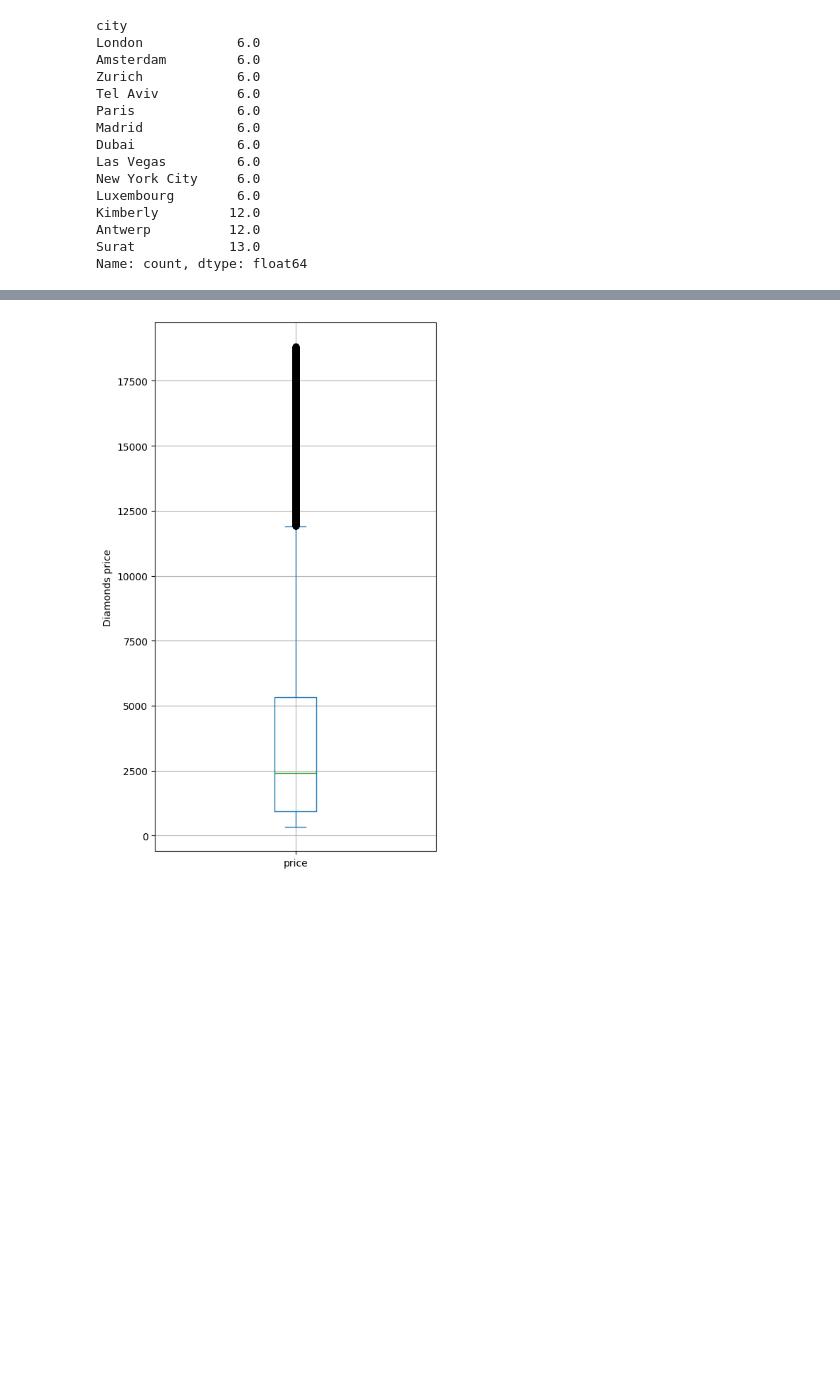
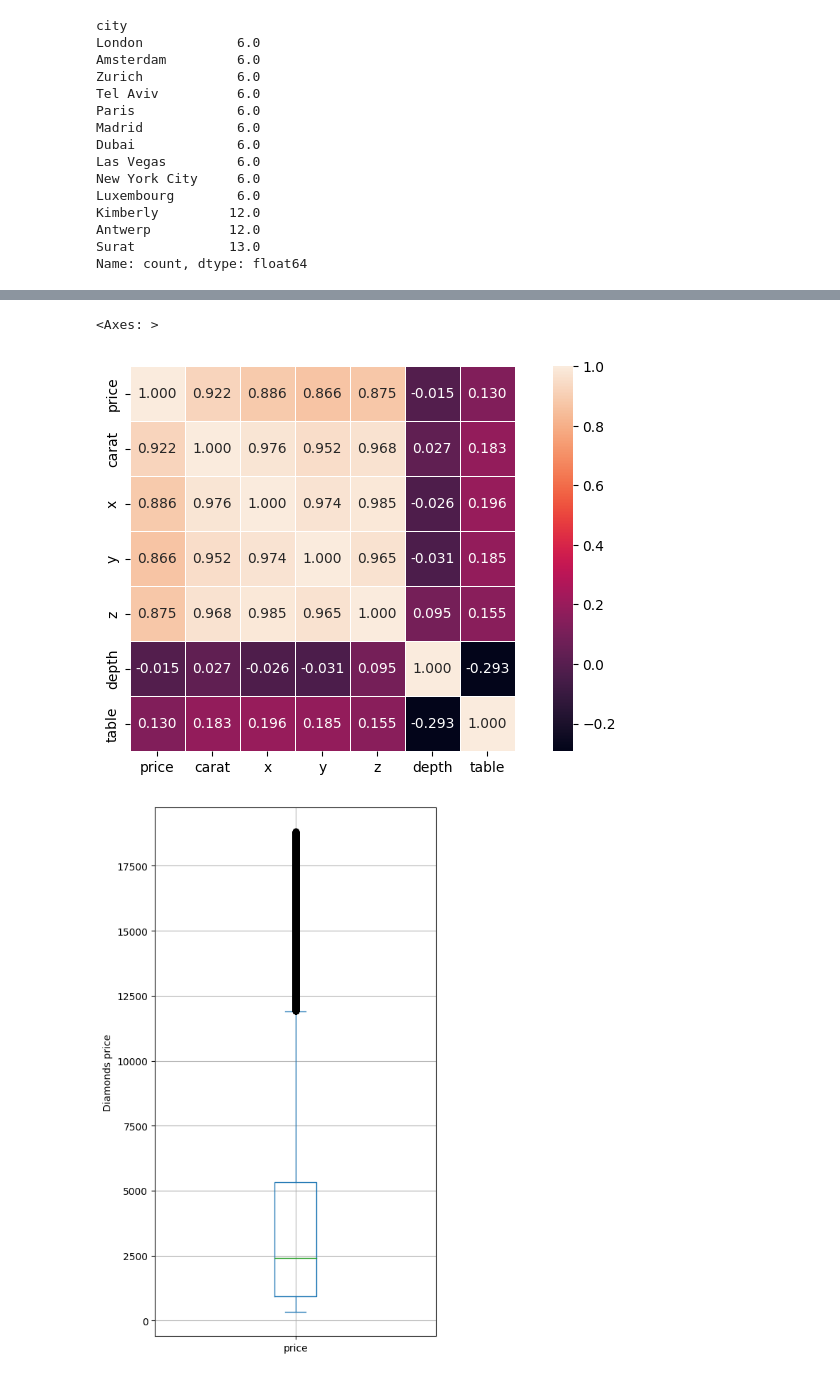
Before and after one commit to MargaMontV/project-module-3, a Jupyter notebook: notebooks/EDA_diamonds.ipynb, the cells around one changed output, grey strips where cells are left out. Saved outputs shown, nothing was run; the diff lists cells and outputs as text; code cells hidden in the pictures; blank space fills up the shorter version.

```diff
--- a/notebooks/Untitled.ipynb
+++ b/notebooks/EDA_diamonds.ipynb
@@ -225,3 +225,10 @@ city: city where the diamonds is reported to be sold.
 """
 # %% [output]
 '\nExplanation of the diamonds Features:\nprice: price in USD\ncarat: weight of the diamond\ncut: quality of the cut (Fair, Good, Very Good, Premium, Ideal)\ncolor: diamond colour, from J (worst) to D ...
+# %%
+"""
+diamonds_train_sorted["cut"] = diamonds_train_sorted["cut"].astype('category')
+diamonds_train_sorted.dtypes
+diamonds_train_sorted["cut_cat"] = diamonds_train_sorted["cut"].cat.codes
+diamonds_train_sorted.head(10)
+"""
@@ -317,3 +326,7 @@ Kimberly         12.0
 Antwerp          12.0
 Surat            13.0
 Name: count, dtype: float64
+# %%
+#Correlation
+numerical_diamonds_train_sorted = diamonds_train_sorted.select_dtypes(exclude = 'object')
+numerical_diamonds_train_sorted.corr()
@@ -320,3 +354,11 @@ Name: count, dtype: float64
+# %%
+plt.subplots(figsize = (10, 5))
+corr = numerical_diamonds_train_sorted.corr()
+sns.heatmap(data = corr, annot = True, fmt = ".3f", cbar = True, linewidth = .5,
+            annot_kws = {'fontsize':10, 'fontweight':'regular'}, square = True)
+# %% [output]
+<Axes: >
+[figure, added]
 # %%
 #Some visualizations to understand de dataset
 data = diamonds_train_sorted['price']
```
Also changed, not shown: parts of 4 cells of this notebook, 6 other files.
